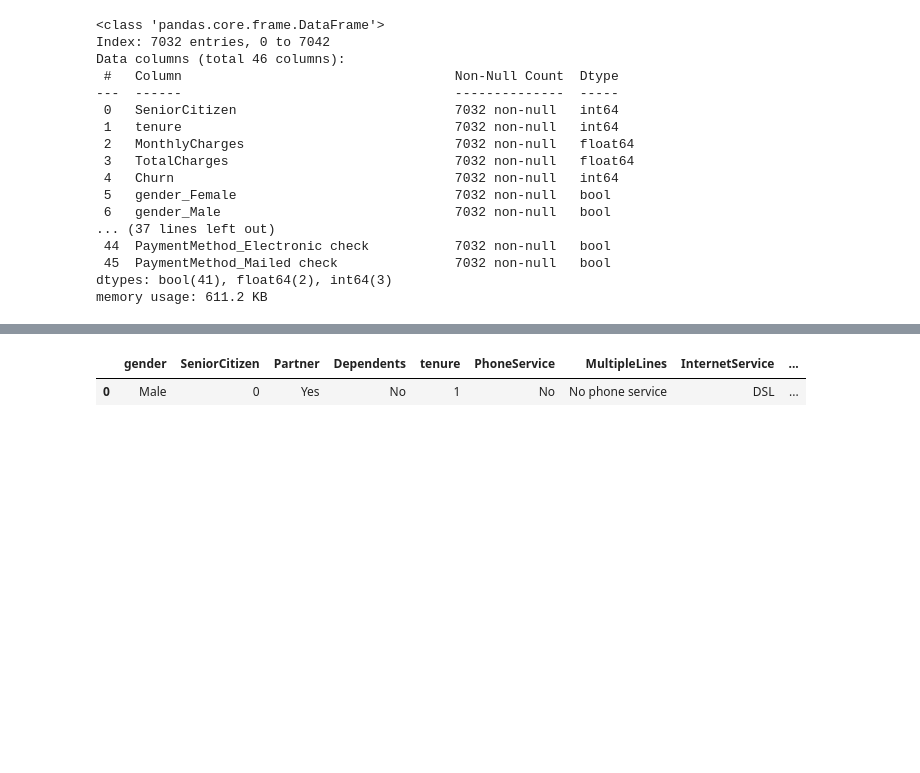
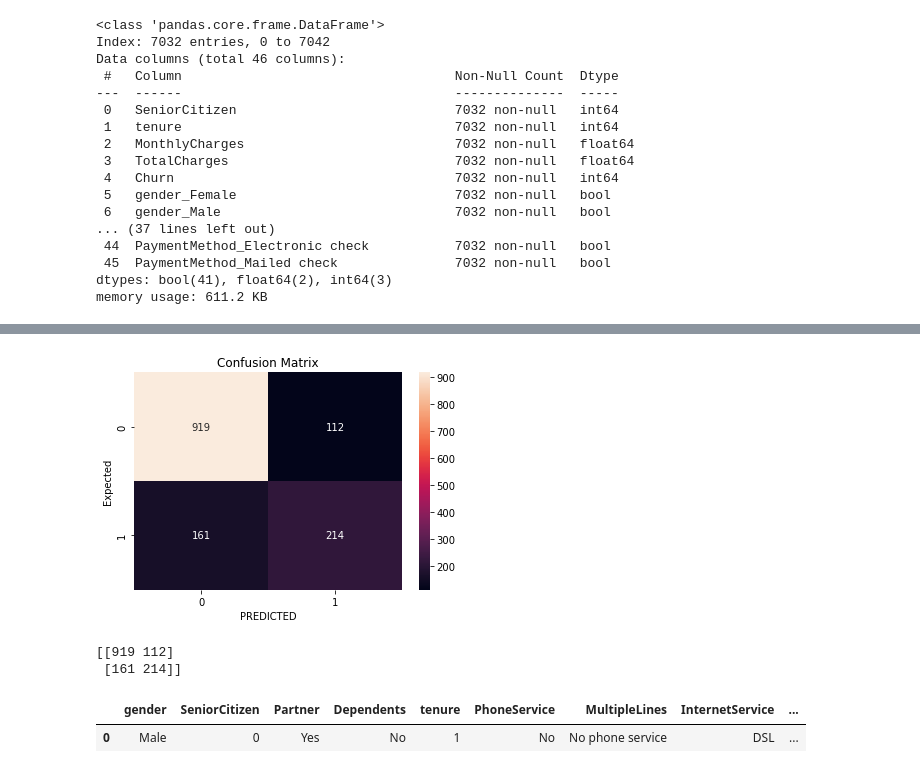
Before and after one commit to Rajendrakhanal/LogisticRegression_from_scratch, a Jupyter notebook: churn.ipynb, the cells around one changed output, grey strips where cells are left out. Cells and saved outputs as stored; diff of their text form; code cells hidden in the pictures; blank space fills up the shorter version.

Commit message:
Added confusion matrix

```diff
--- a/churn.ipynb
+++ b/churn.ipynb
@@ -214,3 +217,18 @@ print(model.accuracy(y_test, prediction_test))
+# %%
+conf_matrix = confusion_matrix(y_test,prediction_test)
+# %%
+heatmap(conf_matrix, annot=True,fmt='d' , xticklabels=["0","1"])
+plt.title('Confusion Matrix')
+plt.xlabel('PREDICTED')
+plt.ylabel('Expected')
+plt.show()
+# %% [output]
+[figure, added]
+# %%
+print(conf_matrix)
+# %% [output]
+[[919 112]
+ [161 214]]
 # %%
 import pickle
 
```
Also changed, not shown: parts of 2 cells of this notebook.
